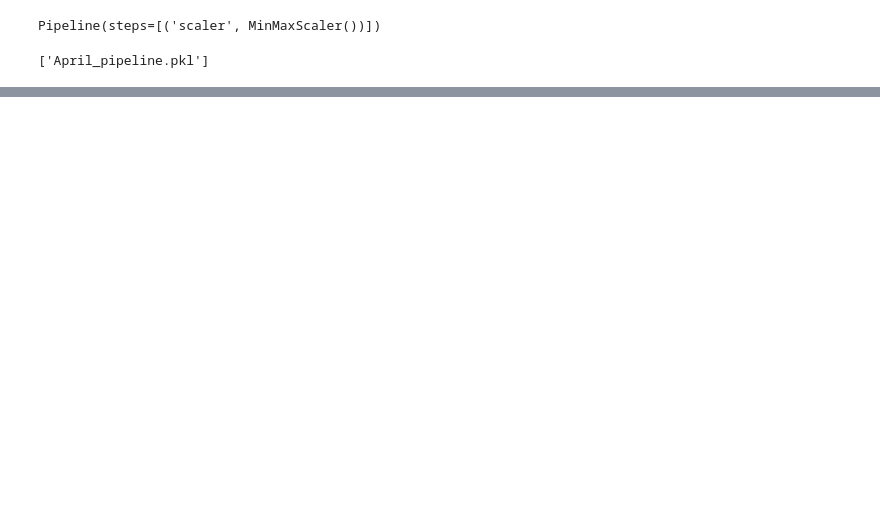
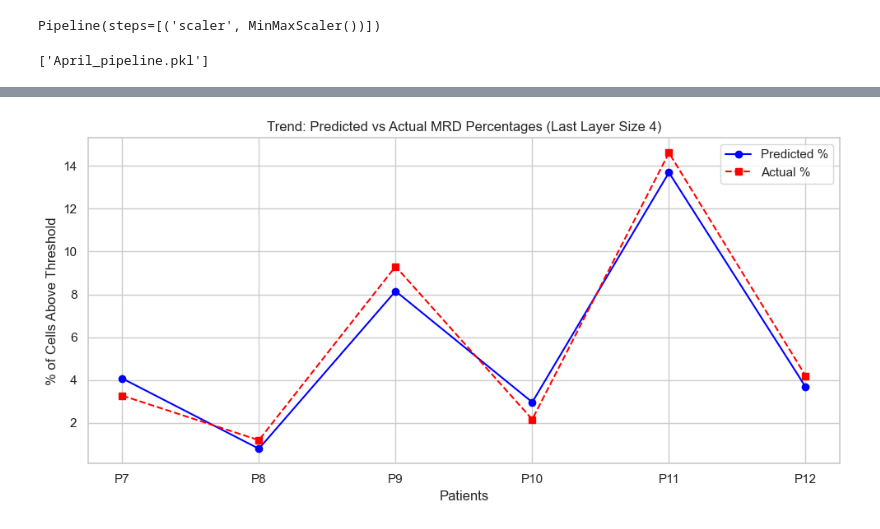
Before and after one commit to subhadyuti64/FlowCytometry, a Jupyter notebook: train.ipynb, the cells around one changed output, grey strips where cells are left out. Drawn from its saved outputs; the diff is of its cells as text; code cells hidden in the pictures; blank space fills up the shorter version.

```diff
--- a/train.ipynb
+++ b/train.ipynb
@@ -318,0 +839,14 @@ Total parameters: 844
+# %%
+plt.figure(figsize=(10, 5))
+plt.plot(patients_, predicted_percentages3, marker='o', label='Predicted %', linestyle='-', color='blue')
+plt.plot(patients_, actual_percentages, marker='s', label='Actual %', linestyle='--', color='red')
+
+plt.xlabel('Patients')
+plt.ylabel('% of Cells Above Threshold')
+plt.title('Trend: Predicted vs Actual MRD Percentages (Last Layer Size 4)')
+plt.legend()
+plt.grid(True)
+plt.tight_layout()
+plt.show()
+# %% [output]
+[figure, added]
```
Also changed, not shown: parts of 51 cells of this notebook, 1 other file.
